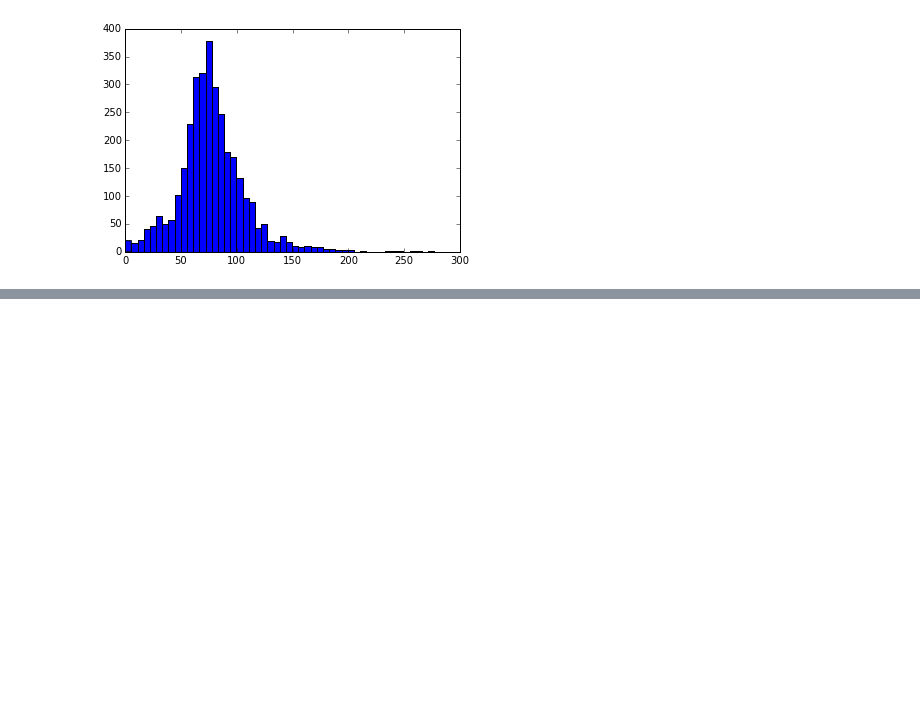
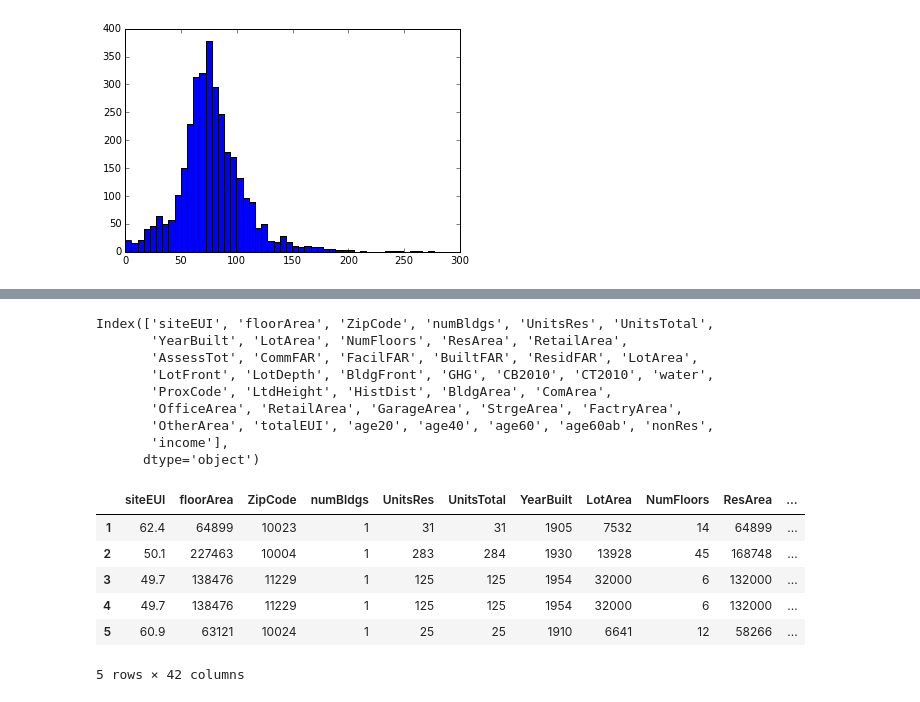
Before and after one commit to bilguun/nyc_building_energy, a Jupyter notebook: LL84.ipynb, the cells around one changed output, grey strips where cells are left out. Cells and saved outputs as stored; diff of their text form; code cells hidden in the pictures; blank space fills up the shorter version.

```diff
--- a/LL84.ipynb
+++ b/LL84.ipynb
@@ -709,0 +405,20 @@ bxBuildings2012en
+# %%
+print(nycBuildings2012.columns)
+nycBuildings2012.head()
+# %% [output]
+Index(['siteEUI', 'floorArea', 'ZipCode', 'numBldgs', 'UnitsRes', 'UnitsTotal',
+       'YearBuilt', 'LotArea', 'NumFloors', 'ResArea', 'RetailArea',
+       'AssessTot', 'CommFAR', 'FacilFAR', 'BuiltFAR', 'ResidFAR', 'LotArea',
+       'LotFront', 'LotDepth', 'BldgFront', 'GHG', 'CB2010', 'CT2010', 'water',
+       'ProxCode', 'LtdHeight', 'HistDist', 'BldgArea', 'ComArea',
+       'OfficeArea', 'RetailArea', 'GarageArea', 'StrgeArea', 'FactryArea',
+       'OtherArea', 'totalEUI', 'age20', 'age40', 'age60', 'age60ab', 'nonRes',
+       'income'],
+      dtype='object')
+|  | siteEUI | floorArea | ZipCode | numBldgs | UnitsRes | UnitsTotal | YearBuilt | LotArea | NumFloors | ResArea | ... |
+| 1 | 62.4 | 64899 | 10023 | 1 | 31 | 31 | 1905 | 7532 | 14 | 64899 | ... |
+| 2 | 50.1 | 227463 | 10004 | 1 | 283 | 284 | 1930 | 13928 | 45 | 168748 | ... |
+| 3 | 49.7 | 138476 | 11229 | 1 | 125 | 125 | 1954 | 32000 | 6 | 132000 | ... |
+| 4 | 49.7 | 138476 | 11229 | 1 | 125 | 125 | 1954 | 32000 | 6 | 132000 | ... |
+| 5 | 60.9 | 63121 | 10024 | 1 | 25 | 25 | 1910 | 6641 | 12 | 58266 | ... |
+5 rows × 42 columns
```
Also changed, not shown: parts of 60 cells of this notebook.
